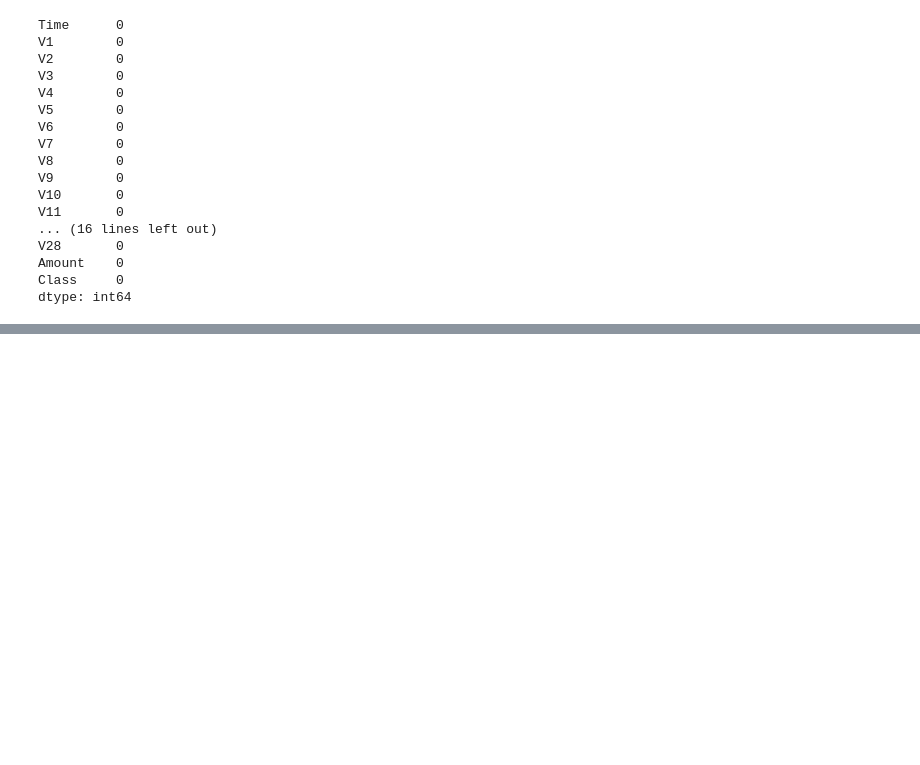
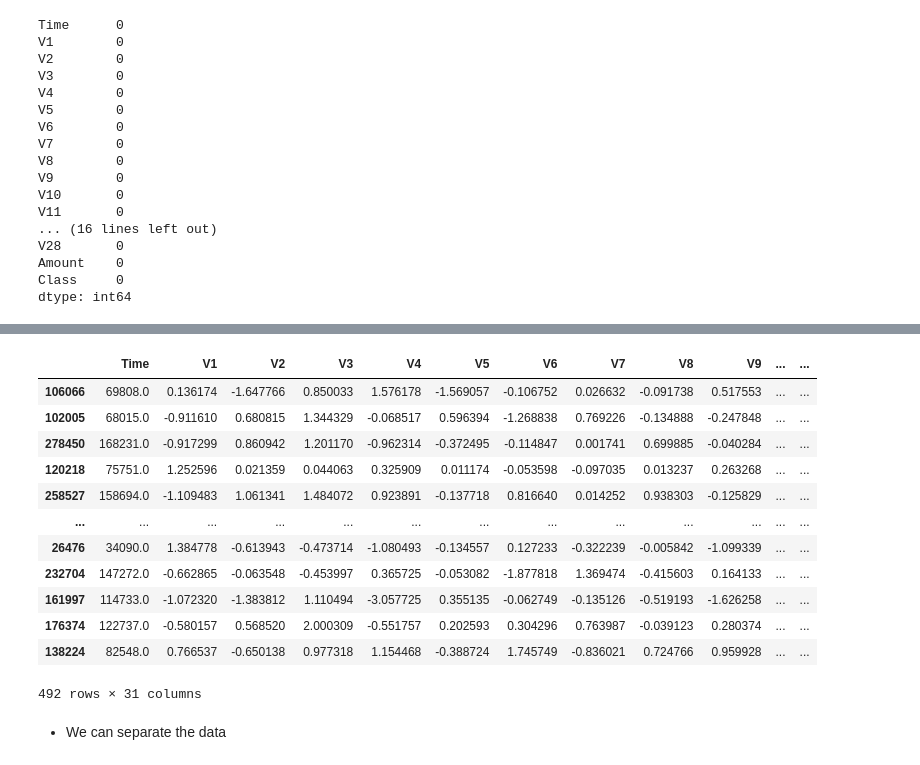
Before and after one commit to MohamedKeteb/Kaggle_projects, a Jupyter notebook: fraud_card/main_code.ipynb, the cells around one changed output, grey strips where cells are left out. Drawn from its saved outputs; the diff is of its cells as text; code cells hidden in the pictures; blank space fills up the shorter version.

```diff
--- a/fraud_card/main_code.ipynb
+++ b/fraud_card/main_code.ipynb
@@ -59,0 +99,16 @@ dtype: int64
+# %%
+legit.sample(n = fraud.shape[0], random_state=1)
+# %% [output]
+|  | Time | V1 | V2 | V3 | V4 | V5 | V6 | V7 | V8 | V9 | ... | ... |
+| 106066 | 69808.0 | 0.136174 | -1.647766 | 0.850033 | 1.576178 | -1.569057 | -0.106752 | 0.026632 | -0.091738 | 0.517553 | ... | ... |
+| 102005 | 68015.0 | -0.911610 | 0.680815 | 1.344329 | -0.068517 | 0.596394 | -1.268838 | 0.769226 | -0.134888 | -0.247848 | ... | ... |
+| 278450 | 168231.0 | -0.917299 | 0.860942 | 1.201170 | -0.962314 | -0.372495 | -0.114847 | 0.001741 | 0.699885 | -0.040284 | ... | ... |
+| 120218 | 75751.0 | 1.252596 | 0.021359 | 0.044063 | 0.325909 | 0.011174 | -0.053598 | -0.097035 | 0.013237 | 0.263268 | ... | ... |
+| 258527 | 158694.0 | -1.109483 | 1.061341 | 1.484072 | 0.923891 | -0.137718 | 0.816640 | 0.014252 | 0.938303 | -0.125829 | ... | ... |
+| ... | ... | ... | ... | ... | ... | ... | ... | ... | ... | ... | ... | ... |
+| 26476 | 34090.0 | 1.384778 | -0.613943 | -0.473714 | -1.080493 | -0.134557 | 0.127233 | -0.322239 | -0.005842 | -1.099339 | ... | ... |
+| 232704 | 147272.0 | -0.662865 | -0.063548 | -0.453997 | 0.365725 | -0.053082 | -1.877818 | 1.369474 | -0.415603 | 0.164133 | ... | ... |
+| 161997 | 114733.0 | -1.072320 | -1.383812 | 1.110494 | -3.057725 | 0.355135 | -0.062749 | -0.135126 | -0.519193 | -1.626258 | ... | ... |
+| 176374 | 122737.0 | -0.580157 | 0.568520 | 2.000309 | -0.551757 | 0.202593 | 0.304296 | 0.763987 | -0.039123 | 0.280374 | ... | ... |
+| 138224 | 82548.0 | 0.766537 | -0.650138 | 0.977318 | 1.154468 | -0.388724 | 1.745749 | -0.836021 | 0.724766 | 0.959928 | ... | ... |
+492 rows × 31 columns
@@ -59,0 +117,2 @@ dtype: int64
+# %% [markdown]
+- We can separate the data
```
Also changed, not shown: parts of 17 cells of this notebook, 1 other file.
